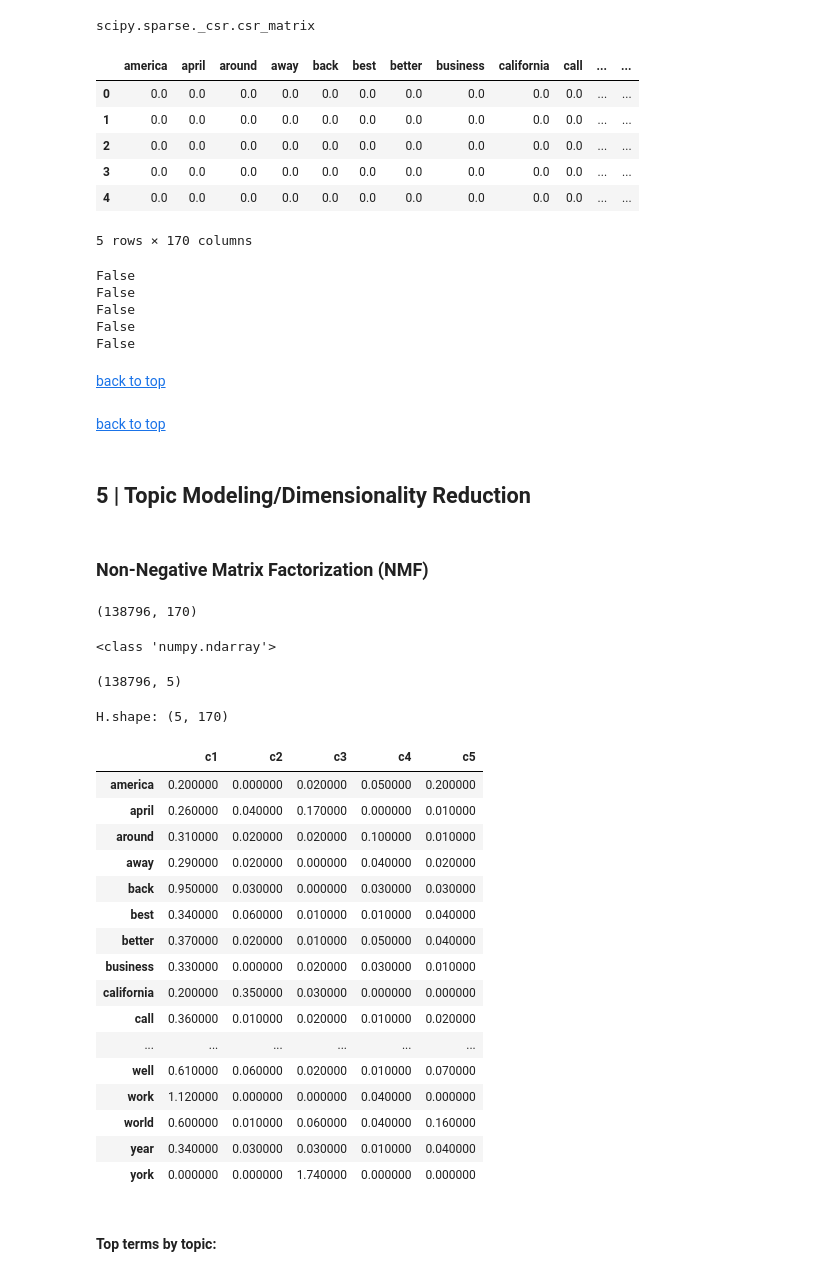
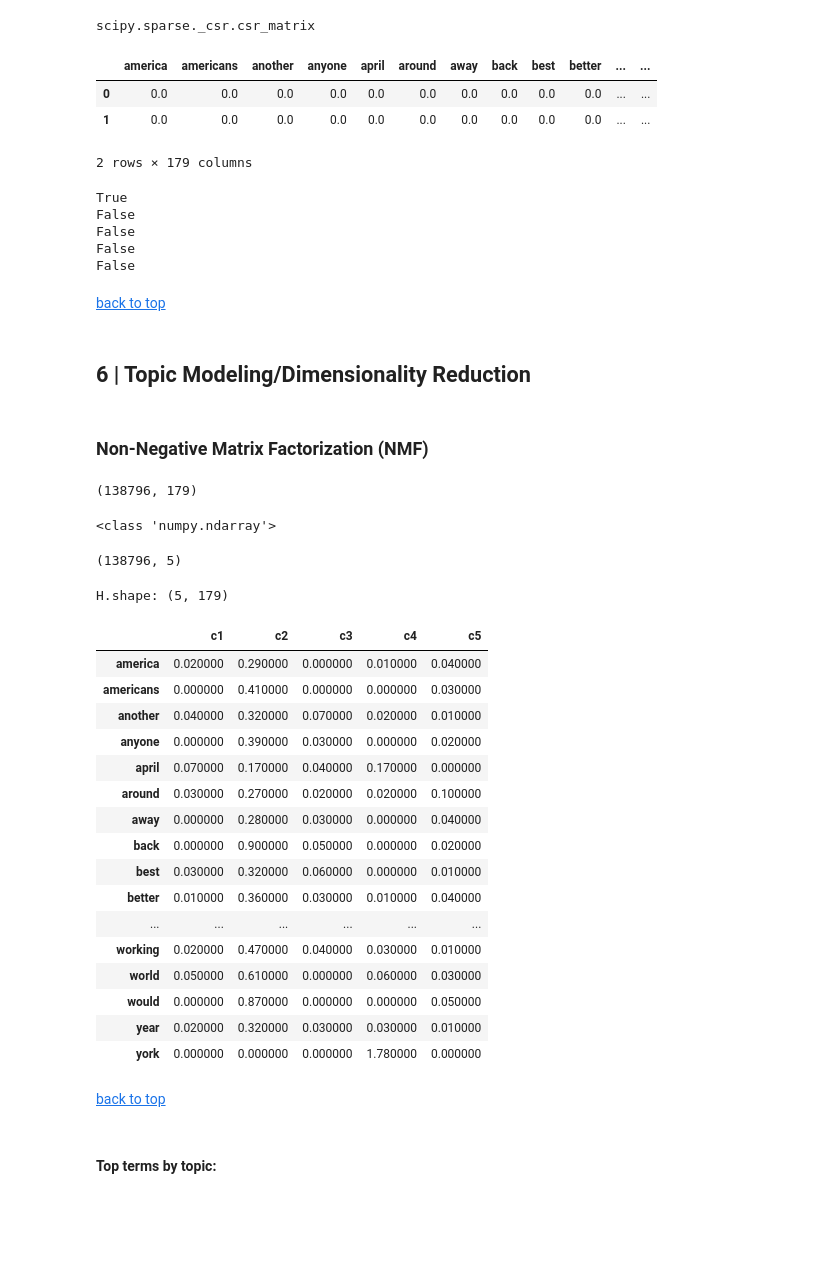
Before and after one commit to slp22/nlp-project, a Jupyter notebook: nlp-coronavirus-tweets-model.ipynb, the cells around one changed output. Saved outputs shown, nothing was run; the diff lists cells and outputs as text; code cells hidden in the pictures; blank space fills up the shorter version.

```diff
--- a/nlp-coronavirus-tweets-model.ipynb
+++ b/nlp-coronavirus-tweets-model.ipynb
@@ -184,19 +168,8 @@ new_words = ['also',
              'amp',
              'corona',
              'coronavirus',
-             'https',
-             'http',
+             'https t co',
              'pandemic',
-             'covid',
-            'hers',
-             'his',
-            'weeks',
-            'americans',
-            'another',
-            'anyone',
-            'working',
-            'workers',
-            'would',
-            'co']
+             'covid']
 stopwords.extend(new_words)
-# print(stopwords)
+print(stopwords)
@@ -205,9 +184,9 @@ stopwords.extend(new_words)
 stemmer = SnowballStemmer("english")
 
 def prep(word, stemmer=None):
-    if word.lower() in stopwords:
+    if word in stopwords:
         return None
     elif stemmer is None:
-        return word.lower()
+        return word
     else:
         return stemmer.stem(word)
@@ -213,0 +197,4 @@ def prep(word, stemmer=None):
+# %%
+# load preprocessed corpus from step 3
+df = pd.read_pickle("./raw_data/corpus_df.pkl")
+df.head(2)
@@ -237,15 +237,12 @@ scipy.sparse._csr.csr_matrix
 # %%
 tf_doc_term_df = pd.DataFrame(tf_doc_term_mtx.toarray(),
                               columns=tf_vectorizer.get_feature_names_out())
-tf_doc_term_df.head()
+tf_doc_term_df.head(2)
 # %% [output]
-|  | america | april | around | away | back | best | better | business | california | call | ... | ... |
+|  | america | americans | another | anyone | april | around | away | back | best | better | ... | ... |
 | 0 | 0.0 | 0.0 | 0.0 | 0.0 | 0.0 | 0.0 | 0.0 | 0.0 | 0.0 | 0.0 | ... | ... |
 | 1 | 0.0 | 0.0 | 0.0 | 0.0 | 0.0 | 0.0 | 0.0 | 0.0 | 0.0 | 0.0 | ... | ... |
-| 2 | 0.0 | 0.0 | 0.0 | 0.0 | 0.0 | 0.0 | 0.0 | 0.0 | 0.0 | 0.0 | ... | ... |
-| 3 | 0.0 | 0.0 | 0.0 | 0.0 | 0.0 | 0.0 | 0.0 | 0.0 | 0.0 | 0.0 | ... | ... |
-| 4 | 0.0 | 0.0 | 0.0 | 0.0 | 0.0 | 0.0 | 0.0 | 0.0 | 0.0 | 0.0 | ... | ... |
-5 rows × 170 columns
+2 rows × 179 columns
 # %%
 # double check that domain specfic words were omitted
 print('https' in tf_vectorizer.get_feature_names_out())
@@ -254,10 +251,10 @@ print('covid' in tf_vectorizer.get_feature_names_out())
 print('t' in tf_vectorizer.get_feature_names_out())
 print('amp' in tf_vectorizer.get_feature_names_out())
 # %% [output]
+True
 False
 False
 False
 False
-False
 # %% [markdown]
 [back to top](#top)
@@ -274,7 +261,5 @@ False
-# %% [markdown]
-[back to top](#top)
 # %% [markdown]
-## 5 | Topic Modeling/Dimensionality Reduction <a id='5'></a>
+## 6 | Topic Modeling/Dimensionality Reduction <a id='6'></a>
 # %% [markdown]
 ### Non-Negative Matrix Factorization (NMF)
 # %%
@@ -285,7 +270,7 @@ False
 V = tf_doc_term_mtx
 V.shape
 # %% [output]
-(138796, 170)
+(138796, 179)
 # %%
 # W matrix = feature set & weights
 
@@ -305,24 +290,26 @@ H = pd.DataFrame(nmf.components_.round(2),
 print('H.shape:',  H.shape)
 H.T.style.background_gradient(cmap='Blues')
 # %% [output]
-H.shape: (5, 170)
+H.shape: (5, 179)
 |  | c1 | c2 | c3 | c4 | c5 |
-| america | 0.200000 | 0.000000 | 0.020000 | 0.050000 | 0.200000 |
-| april | 0.260000 | 0.040000 | 0.170000 | 0.000000 | 0.010000 |
-| around | 0.310000 | 0.020000 | 0.020000 | 0.100000 | 0.010000 |
-| away | 0.290000 | 0.020000 | 0.000000 | 0.040000 | 0.020000 |
-| back | 0.950000 | 0.030000 | 0.000000 | 0.030000 | 0.030000 |
-| best | 0.340000 | 0.060000 | 0.010000 | 0.010000 | 0.040000 |
-| better | 0.370000 | 0.020000 | 0.010000 | 0.050000 | 0.040000 |
-| business | 0.330000 | 0.000000 | 0.020000 | 0.030000 | 0.010000 |
-| california | 0.200000 | 0.350000 | 0.030000 | 0.000000 | 0.000000 |
-| call | 0.360000 | 0.010000 | 0.020000 | 0.010000 | 0.020000 |
+| america | 0.020000 | 0.290000 | 0.000000 | 0.010000 | 0.040000 |
+| americans | 0.000000 | 0.410000 | 0.000000 | 0.000000 | 0.030000 |
+| another | 0.040000 | 0.320000 | 0.070000 | 0.020000 | 0.010000 |
+| anyone | 0.000000 | 0.390000 | 0.030000 | 0.000000 | 0.020000 |
+| april | 0.070000 | 0.170000 | 0.040000 | 0.170000 | 0.000000 |
+| around | 0.030000 | 0.270000 | 0.020000 | 0.020000 | 0.100000 |
+| away | 0.000000 | 0.280000 | 0.030000 | 0.000000 | 0.040000 |
+| back | 0.000000 | 0.900000 | 0.050000 | 0.000000 | 0.020000 |
+| best | 0.030000 | 0.320000 | 0.060000 | 0.000000 | 0.010000 |
+| better | 0.010000 | 0.360000 | 0.030000 | 0.010000 | 0.040000 |
 | ... | ... | ... | ... | ... | ... |
-| well | 0.610000 | 0.060000 | 0.020000 | 0.010000 | 0.070000 |
-| work | 1.120000 | 0.000000 | 0.000000 | 0.040000 | 0.000000 |
-| world | 0.600000 | 0.010000 | 0.060000 | 0.040000 | 0.160000 |
-| year | 0.340000 | 0.030000 | 0.030000 | 0.010000 | 0.040000 |
-| york | 0.000000 | 0.000000 | 1.740000 | 0.000000 | 0.000000 |
+| working | 0.020000 | 0.470000 | 0.040000 | 0.030000 | 0.010000 |
+| world | 0.050000 | 0.610000 | 0.000000 | 0.060000 | 0.030000 |
+| would | 0.000000 | 0.870000 | 0.000000 | 0.000000 | 0.050000 |
+| year | 0.020000 | 0.320000 | 0.030000 | 0.030000 | 0.010000 |
+| york | 0.000000 | 0.000000 | 0.000000 | 1.780000 | 0.000000 |
+# %% [markdown]
+[back to top](#top)
 # %%
 # function to display topics
 def display_topics(model, feature_names, no_top_words, topic_names=None):
```
Also changed, not shown: parts of 58 cells of this notebook.
